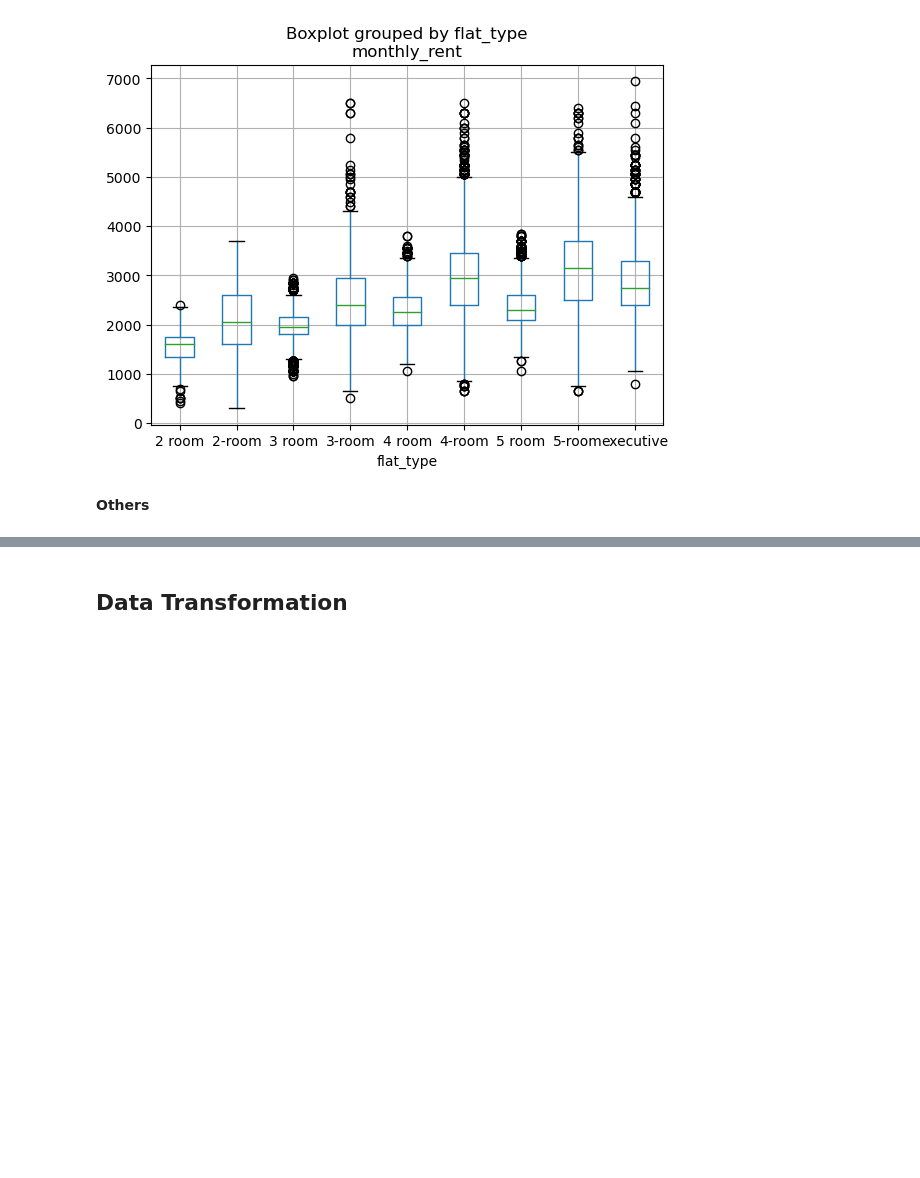
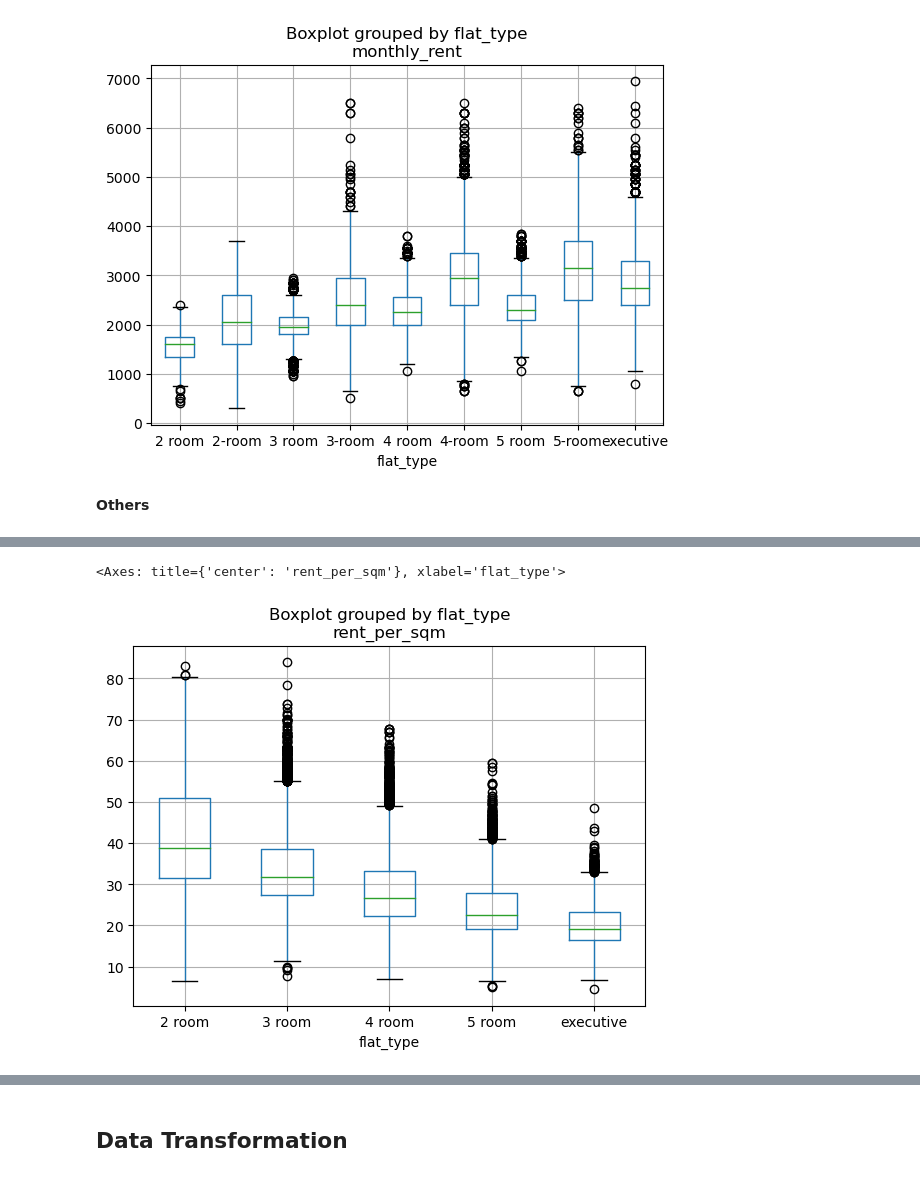
Before and after one commit to SpaceshipIsWorking/CS5228_team32, a Jupyter notebook: EDA, Linear Regressor and KNN Regressor.ipynb, the cells around one changed output, grey strips where cells are left out. Saved outputs shown, nothing was run; the diff lists cells and outputs as text; code cells hidden in the pictures; blank space fills up the shorter version.

```diff
--- a/EDA, Linear Regressor and KNN Regressor.ipynb
+++ b/EDA, Linear Regressor and KNN Regressor.ipynb
@@ -114,0 +127,7 @@ train.boxplot(by = 'flat_type', column = 'monthly_rent')
+# %%
+plot_df['flat_type'] = plot_df['flat_type'].str.replace("-", ' ').str.strip()
+plot_df['rent_per_sqm'] = plot_df['monthly_rent']/ plot_df['floor_area_sqm']
+plot_df.boxplot(by='flat_type', column='rent_per_sqm')
+# %% [output]
+<Axes: title={'center': 'rent_per_sqm'}, xlabel='flat_type'>
+[figure, added]
```
Also changed, not shown: parts of 10 cells of this notebook.
